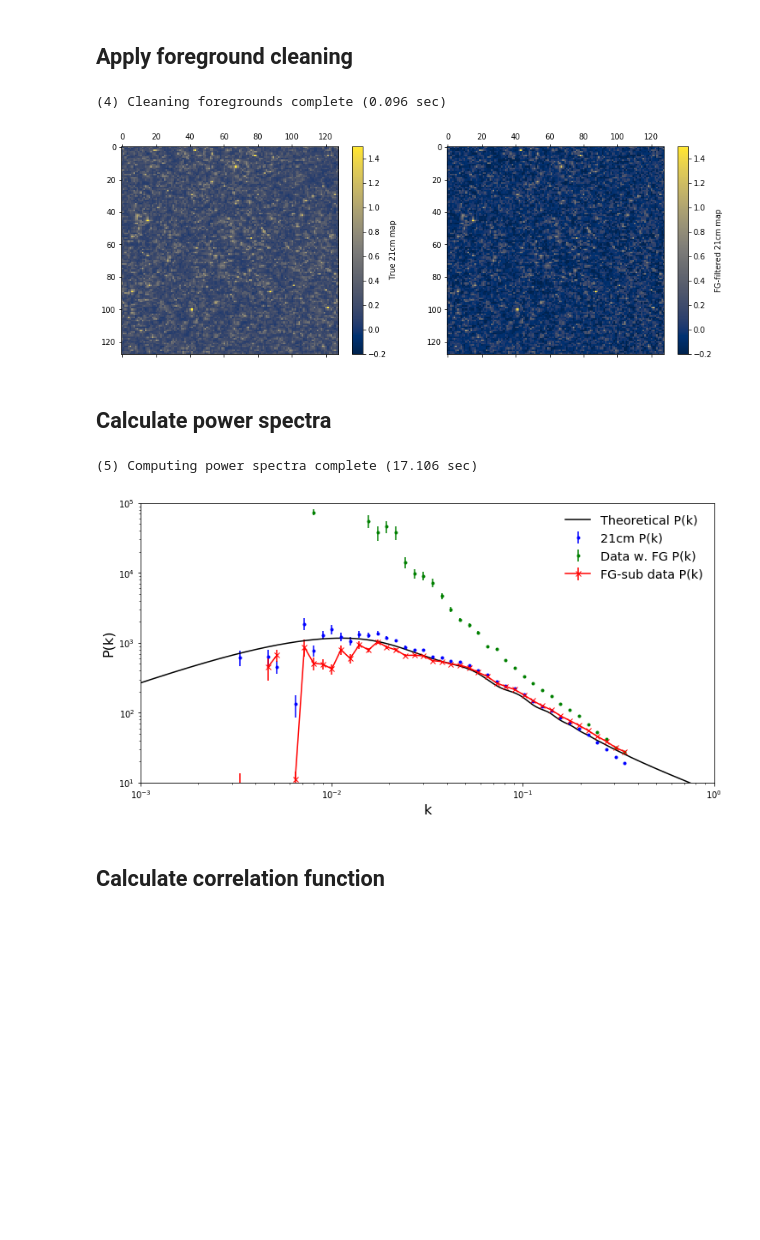
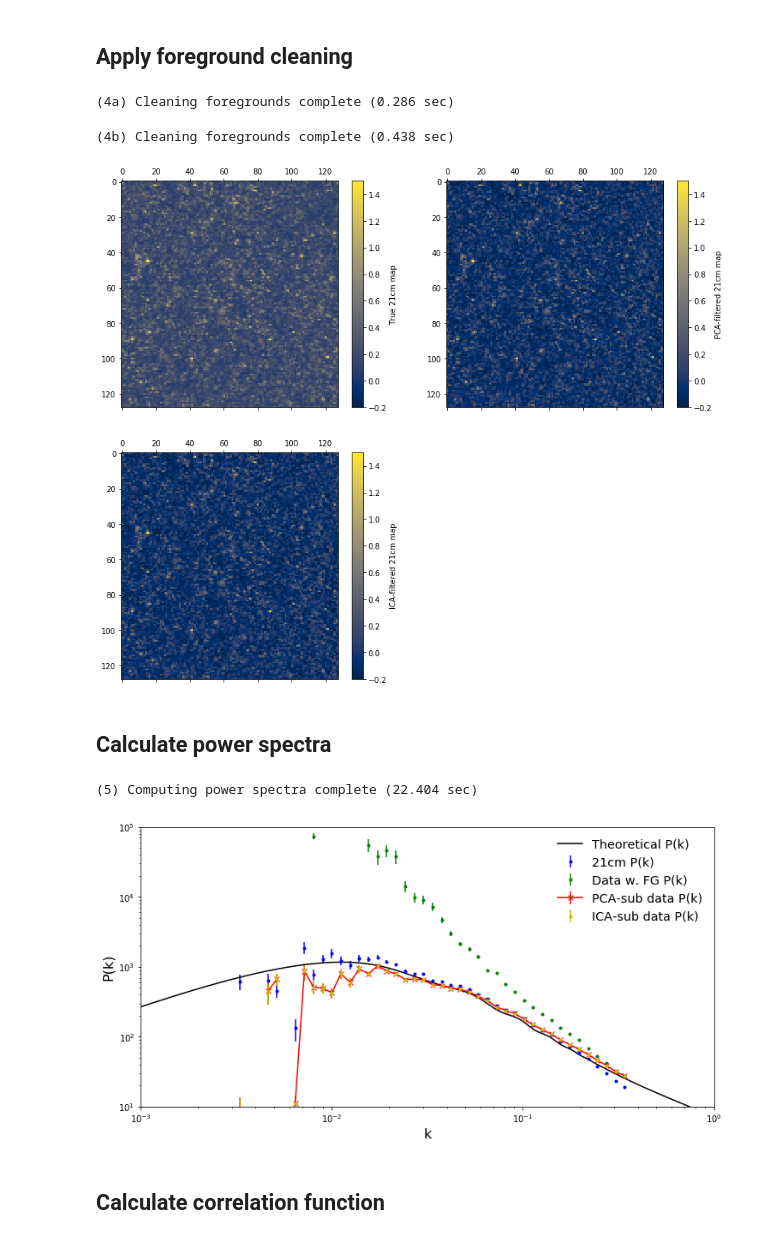
Before and after one commit to philbull/FastBox, a Jupyter notebook: Example end-to-end analysis.ipynb, the cells around one changed output. Saved outputs shown, nothing was run; the diff lists cells and outputs as text; code cells hidden in the pictures; blank space fills up the shorter version.

```diff
--- a/Example end-to-end analysis.ipynb
+++ b/Example end-to-end analysis.ipynb
@@ -178,22 +178,37 @@ cleaned_cube, U_fg, amp_fg = fastbox.filters.pca_filter(data_cube,
                                                          nmodes=3,
                                                          return_filter=True)
 
-print("(4) Cleaning foregrounds complete (%3.3f sec)" % (time.time()-t0))
+print("(4a) Cleaning foregrounds complete (%3.3f sec)" % (time.time()-t0))
 # %% [output]
-(4) Cleaning foregrounds complete (0.096 sec)
+(4a) Cleaning foregrounds complete (0.286 sec)
+# %%
+t0 = time.time()
+
+# Apply ICA cleaning
+cleaned_cube_ica, ica_transform = fastbox.filters.ica_filter(data_cube,
+                                                             nmodes=3,
+                                                             return_filter=True)
+
+print("(4b) Cleaning foregrounds complete (%3.3f sec)" % (time.time()-t0))
+# %% [output]
+(4b) Cleaning foregrounds complete (0.438 sec)
 # %%
 # Plot true and filtered fields
-plt.subplot(121)
+plt.subplot(221)
 plt.matshow(signal_cube[10,:,:], cmap='cividis', vmin=-0.2, vmax=1.5, aspect='auto', fignum=False)
 plt.colorbar(label="True 21cm map")
 
-plt.subplot(122)
+plt.subplot(222)
 plt.matshow(cleaned_cube[10,:,:], cmap='cividis', vmin=-0.2, vmax=1.5, aspect='auto', fignum=False)
-plt.colorbar(label="FG-filtered 21cm map")
+plt.colorbar(label="PCA-filtered 21cm map")
 
-plt.gcf().set_size_inches((14., 5.))
+plt.subplot(223)
+plt.matshow(cleaned_cube_ica[10,:,:], cmap='cividis', vmin=-0.2, vmax=1.5, aspect='auto', fignum=False)
+plt.colorbar(label="ICA-filtered 21cm map")
+
+plt.gcf().set_size_inches((14., 12.))
 # %% [output]
-[figure, old version]
+[figure, new version]
 # %% [markdown]
 ## Calculate power spectra
 # %%
@@ -206,12 +221,15 @@ mean_sub_data = data_cube - mean_freq[np.newaxis,np.newaxis,:]
 # Power spectra: input cosmo signal, data, FG-filtered data, theory
 sig_k, sig_pk, sig_stddev = box.binned_power_spectrum(delta_x=signal_cube, nbins=50)
 data_k, data_pk, data_stddev = box.binned_power_spectrum(delta_x=mean_sub_data, nbins=50)
+
 proc_k, proc_pk, proc_stddev = box.binned_power_spectrum(delta_x=cleaned_cube, nbins=50)
+ica_k, ica_pk, ica_stddev = box.binned_power_spectrum(delta_x=cleaned_cube_ica, nbins=50)
+
 th_k, th_pk = box.theoretical_power_spectrum()
 
 print("(5) Computing power spectra complete (%3.3f sec)" % (time.time()-t0))
 # %% [output]
-(5) Computing power spectra complete (17.106 sec)
+(5) Computing power spectra complete (22.404 sec)
 # %%
 # Amplitude factor (for theoretical spectrum)
 amp_fac = (tracer.signal_amplitude() * tracer.bias_HI())**2. # FIXME: No RSD contrib.
@@ -221,7 +239,8 @@ plt.subplot(111)
 plt.plot(th_k, th_pk * amp_fac, 'k-', label="Theoretical P(k)")
 plt.errorbar(sig_k, sig_pk, yerr=sig_stddev, color='b', marker='.', ls='none', label="21cm P(k)")
 plt.errorbar(data_k, data_pk, yerr=data_stddev, color='g', marker='.', ls='none', label="Data w. FG P(k)")
-plt.errorbar(proc_k, proc_pk, yerr=proc_stddev, color='r', marker='x', label="FG-sub data P(k)")
+plt.errorbar(proc_k, proc_pk, yerr=proc_stddev, color='r', marker='x', label="PCA-sub data P(k)")
+plt.errorbar(ica_k, ica_pk, yerr=ica_stddev, color='y', marker='.', ls='none', label="ICA-sub data P(k)")
 plt.legend(loc='upper right', frameon=False, prop={'size':'x-large'})
 plt.xlim((1e-3, 1e0))
 plt.ylim((1e1, 1e5))
@@ -232,7 +251,7 @@ plt.ylabel("P(k)", size=16)
 
 plt.gcf().set_size_inches((12., 6.))
 # %% [output]
-[figure, old version]
+[figure, new version]
 # %% [markdown]
 ## Calculate correlation function
 # %%
```
Also changed, not shown: parts of 6 cells of this notebook.
